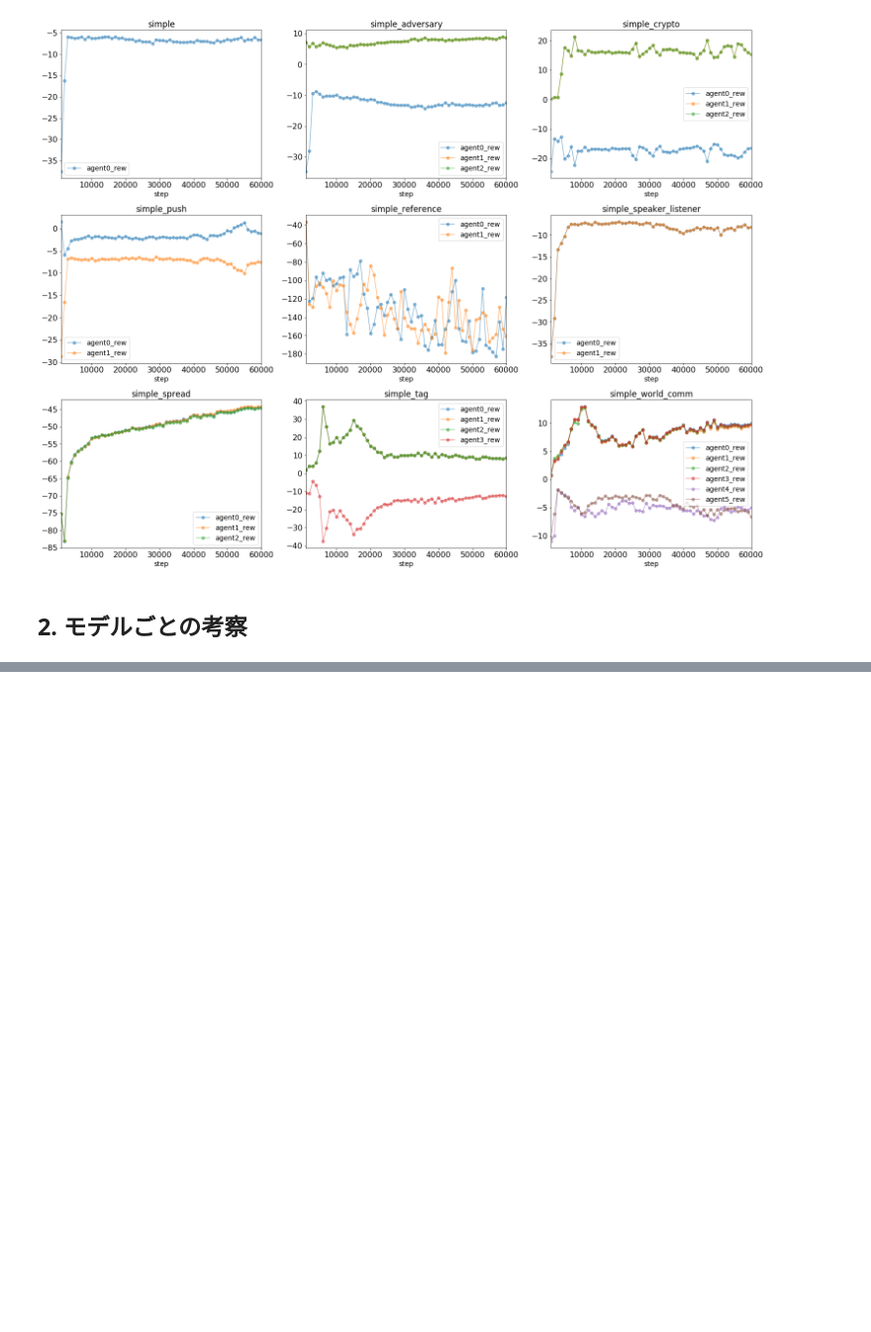
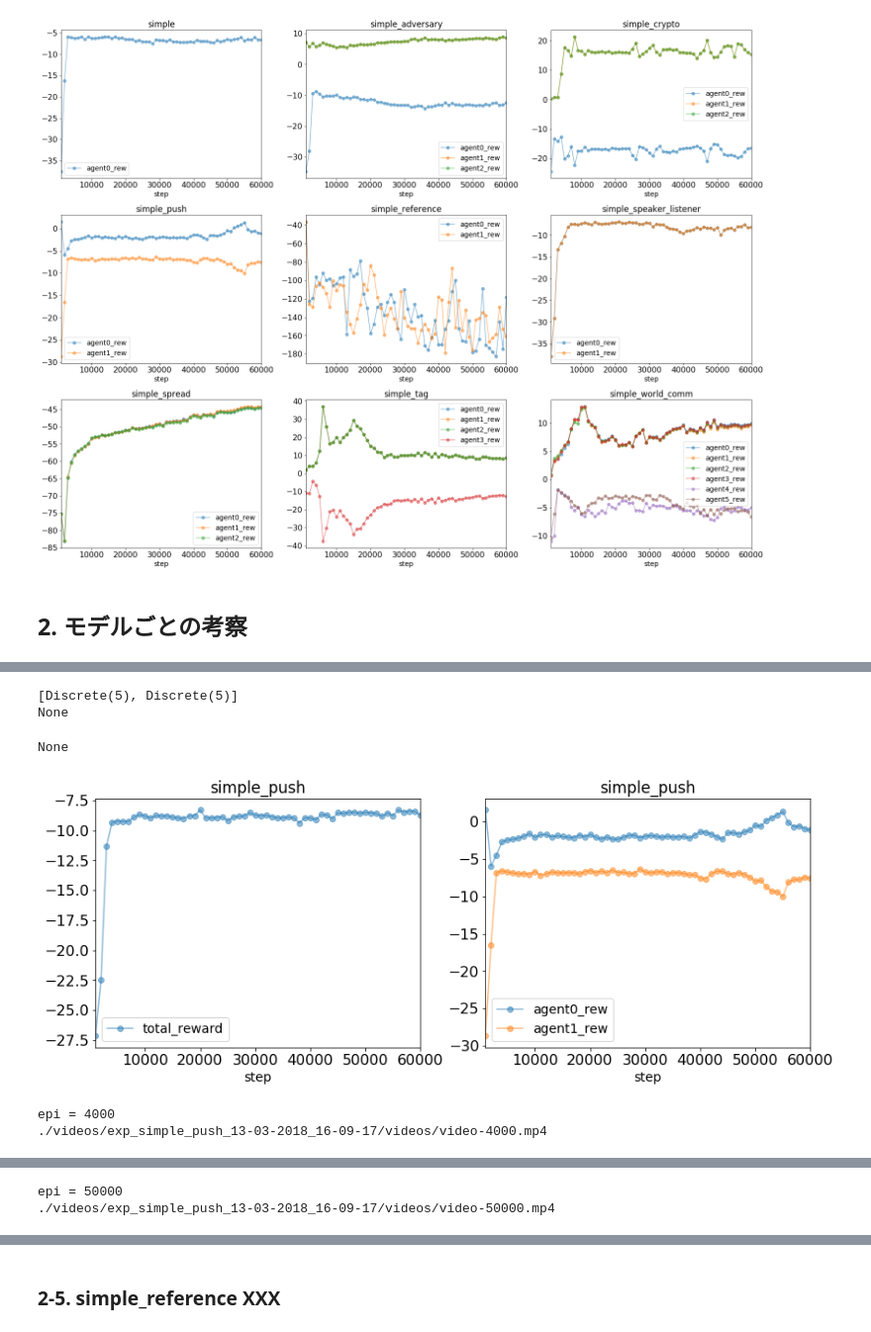
Before and after one commit to jkatsuta/exp-18-1q, a Jupyter notebook: maddpg/experiments/my_notes/ana1_exp1.ipynb, the cells around one changed output, grey strips where cells are left out. Shown at 99% size. Cells and saved outputs as stored; diff of their text form; code cells hidden in the pictures; blank space fills up the shorter version.

```diff
--- a/maddpg/experiments/my_notes/ana1_exp1.ipynb
+++ b/maddpg/experiments/my_notes/ana1_exp1.ipynb
@@ -203,0 +253,18 @@ a.iloc[:, :-1].plot(x='1000')
+# %%
+scenario = 'simple_push'
+epis = [4000, 50000]
+
+print(action_space(scenario))
+display(plot_each_lc(scenario))
+plt.show()
+
+for epi in epis:
+    print('epi = %d' % epi)
+    display(play_video(exp_dir, scenario, n_epi = epi))
+# %% [output]
+[Discrete(5), Discrete(5)]
+None
+None
+[figure, added]
+epi = 4000
+./videos/exp_simple_push_13-03-2018_16-09-17/videos/video-4000.mp4
@@ -203,0 +272,2 @@ a.iloc[:, :-1].plot(x='1000')
+epi = 50000
+./videos/exp_simple_push_13-03-2018_16-09-17/videos/video-50000.mp4
@@ -203,0 +275,2 @@ a.iloc[:, :-1].plot(x='1000')
+# %% [markdown]
+### 2-5. simple_reference XXX
```
Also changed, not shown: parts of 36 cells of this notebook, 7 other files.
